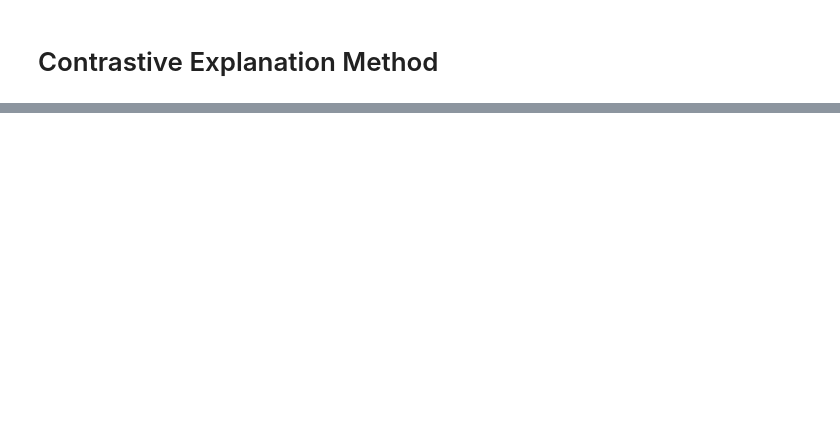
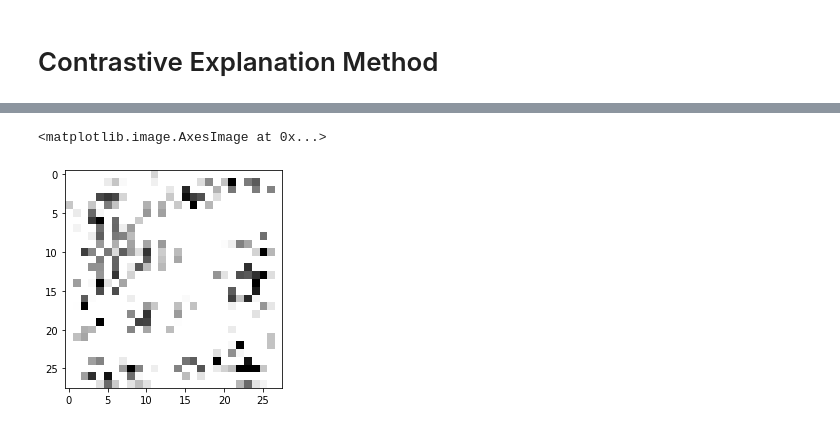
Before and after one commit to davidvos/contrastive-explanation-method, a Jupyter notebook: main-marcel.ipynb, the cells around one changed output, grey strips where cells are left out. Cells and saved outputs as stored; diff of their text form; code cells hidden in the pictures; blank space fills up the shorter version.

Commit message:
latest ipynb and cem ibm model.py version

```diff
--- a/main-marcel.ipynb
+++ b/main-marcel.ipynb
@@ -64,6 +66,11 @@ for images, row in zip([images, output], axes):
 # %% [markdown]
 # Contrastive Explanation Method
 # %%
-CEM = AEADEN(model=cnn, AE=cae, max_iterations=200, n_searches=10, mode="PP", c_init=0.1, kappa=10, gamma=100)
+kappa = 10
+gamma = 100
+beta = 1.
+lr = 0.1
+
+CEM = AEADEN(model=cnn, AE=cae, max_iterations=200, n_searches=5, mode="PN", init_learning_rate=lr, c_init=0.1, kappa=kappa, gamma=gamma, beta=beta)
 # %%
 # obtain one sample
@@ -108,0 +106,6 @@ plt.imshow(CEM.best_delta.squeeze())
+# %%
+# perturbation
+plt.imshow(image.squeeze()- CEM.best_delta.view(28,28), cmap="gray")
+# %% [output]
+<matplotlib.image.AxesImage at 0x...>
+[figure, added]
```
Also changed, not shown: parts of 13 cells of this notebook, 1 other file.
